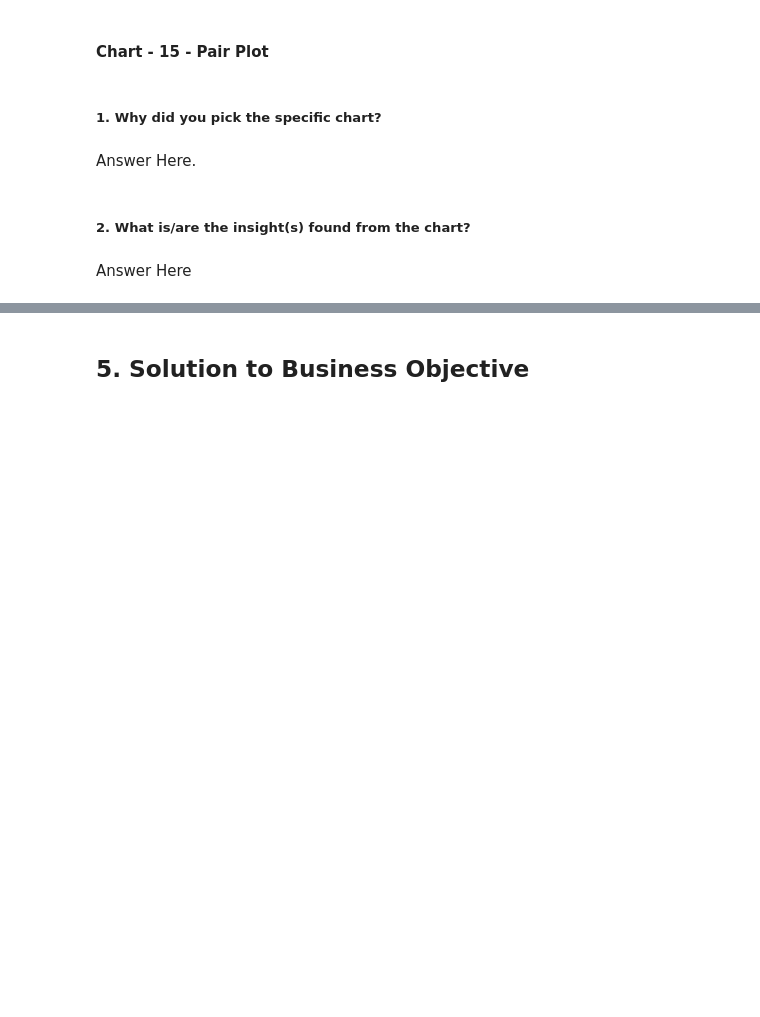
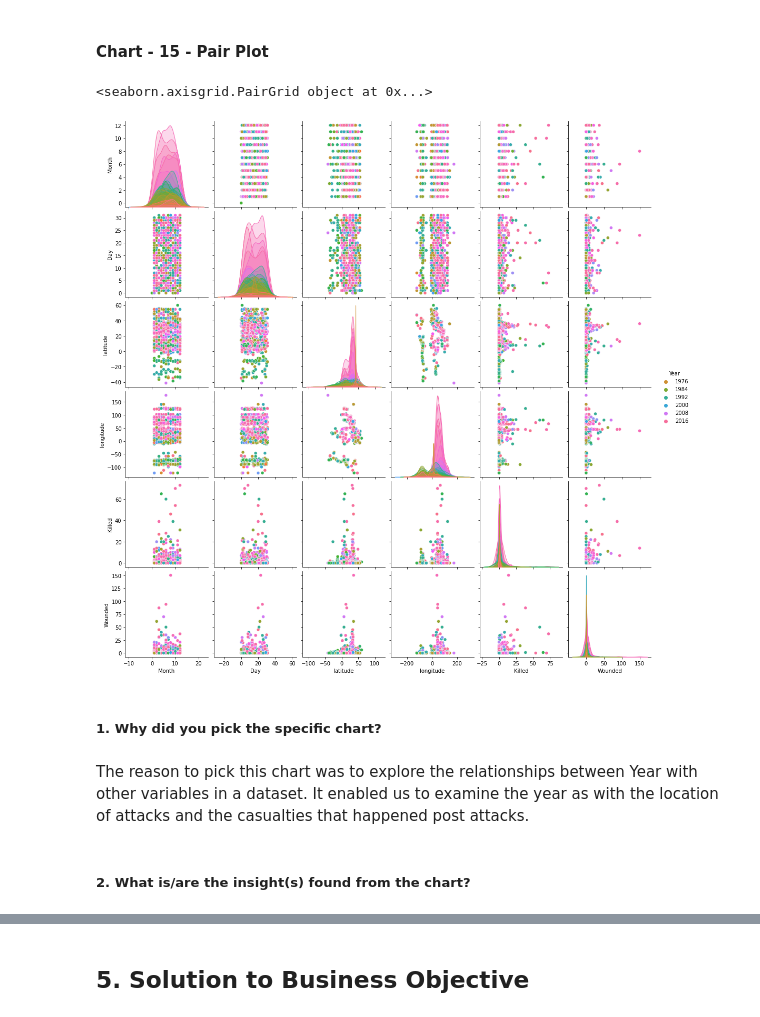
Before and after one commit to cpacharya/Global-Terrorism, a Jupyter notebook: EDA_project_on_Global_Terrorism_by_Chandra_Prakash_Acharya.ipynb, the cells around one changed output, grey strips where cells are left out. Drawn from its saved outputs; the diff is of its cells as text; code cells hidden in the pictures; blank space fills up the shorter version.

```diff
--- a/EDA_project_on_Global_Terrorism_by_Chandra_Prakash_Acharya.ipynb
+++ b/EDA_project_on_Global_Terrorism_by_Chandra_Prakash_Acharya.ipynb
@@ -657,11 +674,14 @@ Answer Here
 #### Chart - 15 - Pair Plot
 # %%
 # Pair Plot visualization code
+df_plot = sns.pairplot(df_global_terror.sample(1000), hue = "Year", palette="husl")
+print(df_plot)
+# %% [output]
+<seaborn.axisgrid.PairGrid object at 0x...>
+[figure, added]
 # %% [markdown]
 ##### 1. Why did you pick the specific chart?
-# %% [markdown]
-Answer Here.
+# %% [markdown]
+The reason to pick this chart was to explore the relationships between Year with other variables in a dataset. It enabled us to examine the year as with the location of attacks and the casualties that happened post attacks.
 # %% [markdown]
 ##### 2. What is/are the insight(s) found from the chart?
-# %% [markdown]
-Answer Here
```
Also changed, not shown: parts of 19 cells of this notebook.
